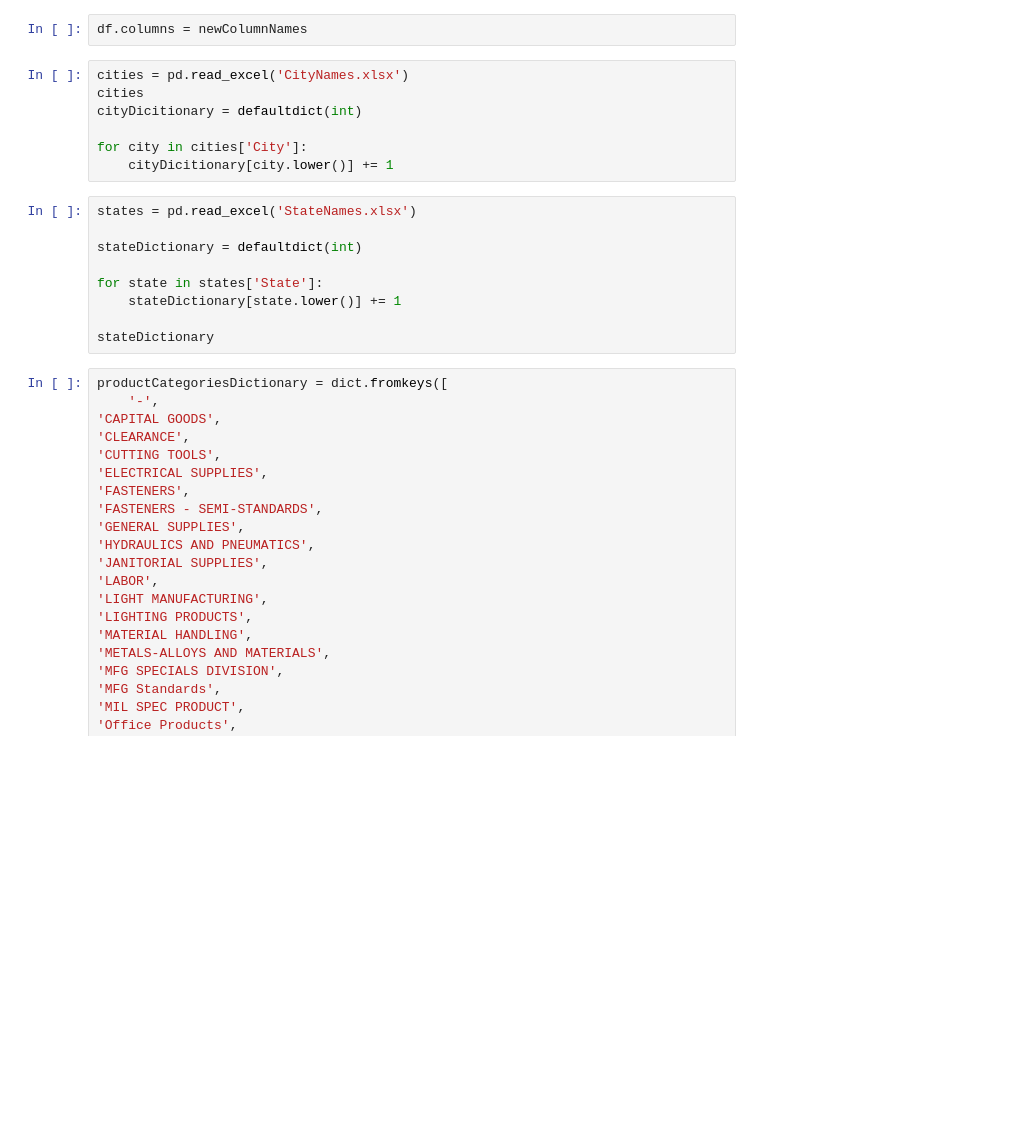
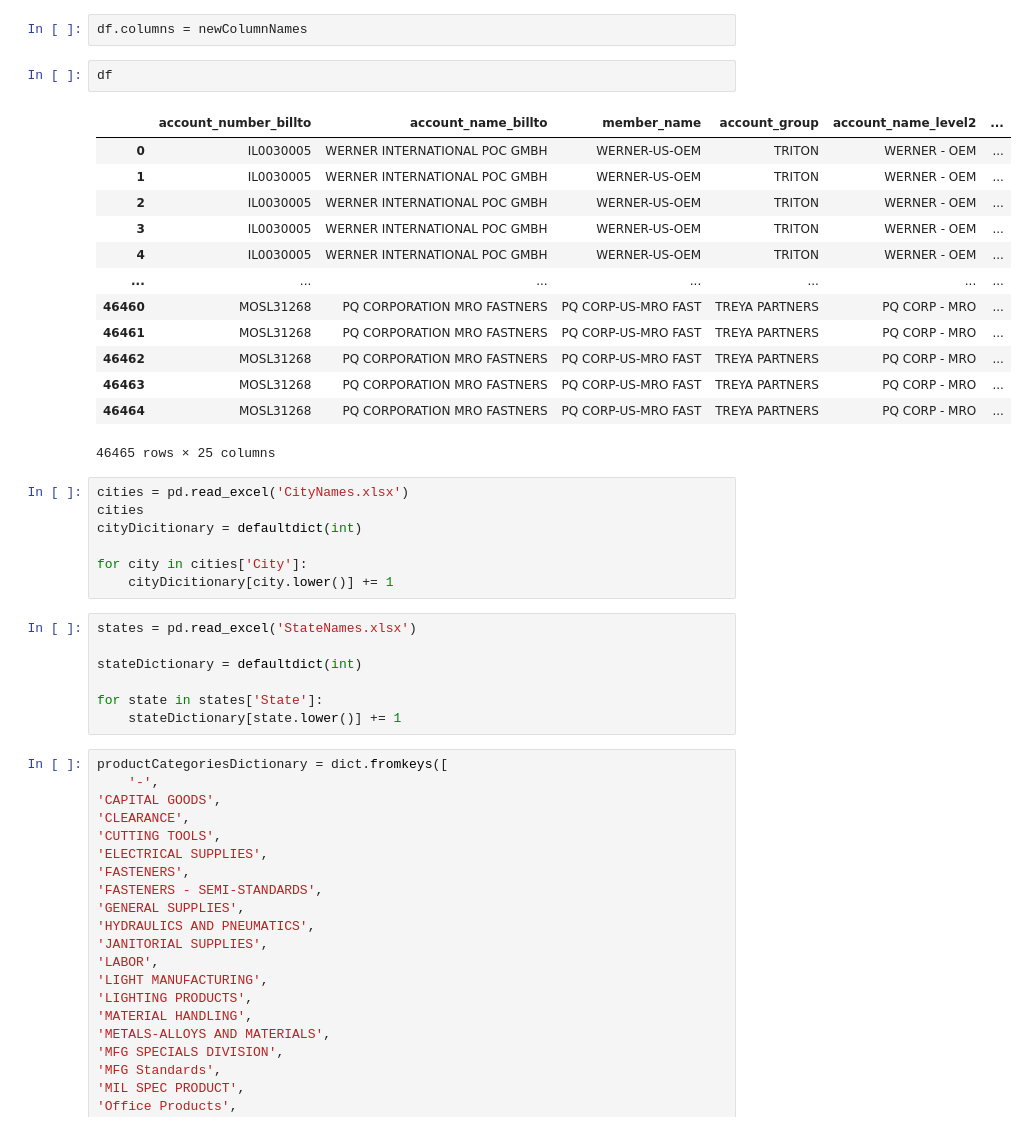
Before and after one commit to arjunvsingh/Procurement-Advisors, a Jupyter notebook: DataValidation.ipynb, the cells around one changed output. Saved outputs shown, nothing was run; the diff lists cells and outputs as text; blank space fills up the shorter version.

```diff
--- a/DataValidation.ipynb
+++ b/DataValidation.ipynb
@@ -47,5 +59,21 @@ newColumnNames
 # %%
 df.columns = newColumnNames
+# %%
+df
+# %% [output]
+|  | account_number_billto | account_name_billto | member_name | account_group | account_name_level2 | ... |
+| 0 | IL0030005 | WERNER INTERNATIONAL POC GMBH | WERNER-US-OEM | TRITON | WERNER - OEM | ... |
+| 1 | IL0030005 | WERNER INTERNATIONAL POC GMBH | WERNER-US-OEM | TRITON | WERNER - OEM | ... |
+| 2 | IL0030005 | WERNER INTERNATIONAL POC GMBH | WERNER-US-OEM | TRITON | WERNER - OEM | ... |
+| 3 | IL0030005 | WERNER INTERNATIONAL POC GMBH | WERNER-US-OEM | TRITON | WERNER - OEM | ... |
+| 4 | IL0030005 | WERNER INTERNATIONAL POC GMBH | WERNER-US-OEM | TRITON | WERNER - OEM | ... |
+| ... | ... | ... | ... | ... | ... | ... |
+| 46460 | MOSL31268 | PQ CORPORATION MRO FASTNERS | PQ CORP-US-MRO FAST | TREYA PARTNERS | PQ CORP - MRO | ... |
+| 46461 | MOSL31268 | PQ CORPORATION MRO FASTNERS | PQ CORP-US-MRO FAST | TREYA PARTNERS | PQ CORP - MRO | ... |
+| 46462 | MOSL31268 | PQ CORPORATION MRO FASTNERS | PQ CORP-US-MRO FAST | TREYA PARTNERS | PQ CORP - MRO | ... |
+| 46463 | MOSL31268 | PQ CORPORATION MRO FASTNERS | PQ CORP-US-MRO FAST | TREYA PARTNERS | PQ CORP - MRO | ... |
+| 46464 | MOSL31268 | PQ CORPORATION MRO FASTNERS | PQ CORP-US-MRO FAST | TREYA PARTNERS | PQ CORP - MRO | ... |
+46465 rows × 25 columns
 # %%
 cities = pd.read_excel('CityNames.xlsx')
 cities
@@ -60,8 +88,6 @@ stateDictionary = defaultdict(int)
 
 for state in states['State']:
     stateDictionary[state.lower()] += 1
-
-stateDictionary
 # %%
 productCategoriesDictionary = dict.fromkeys([
     '-',
```
Also changed, not shown: parts of 10 cells of this notebook, 4 other files.
